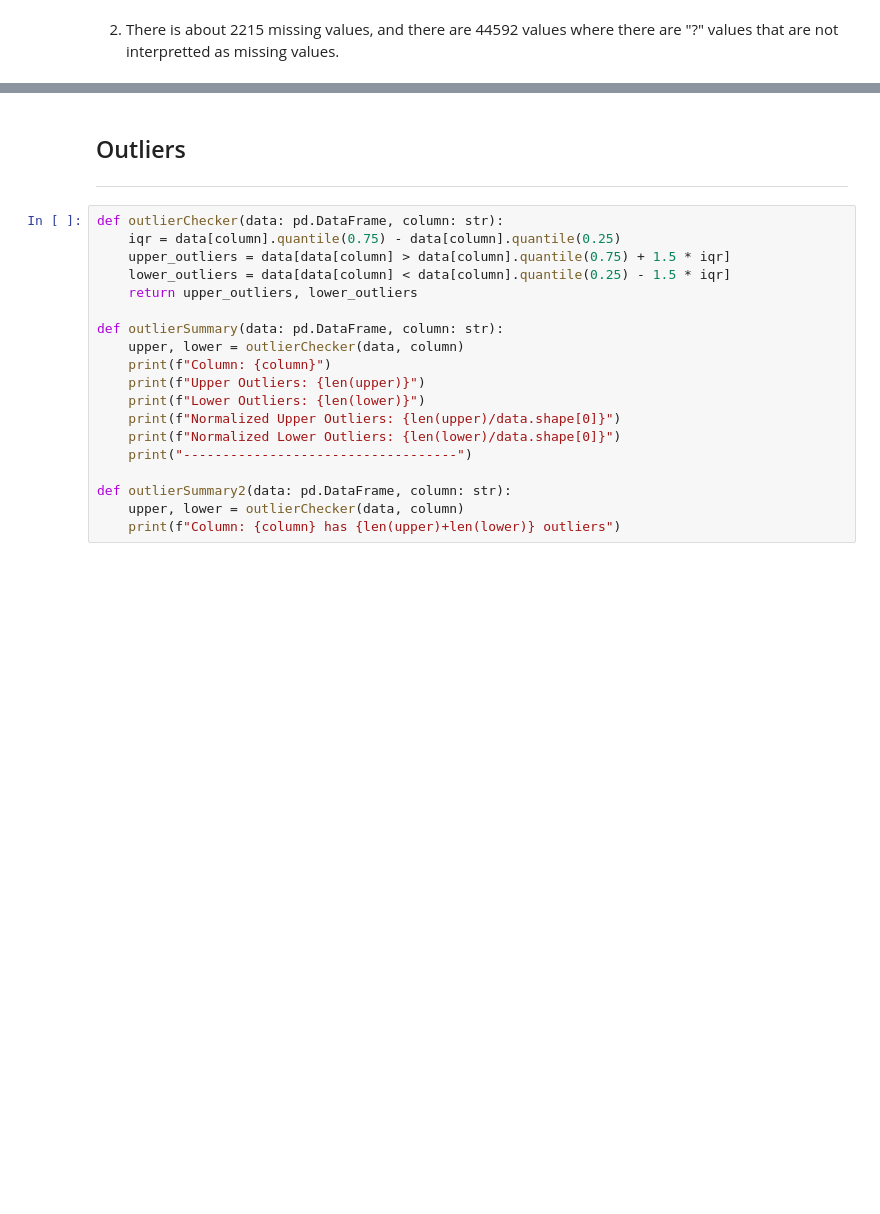
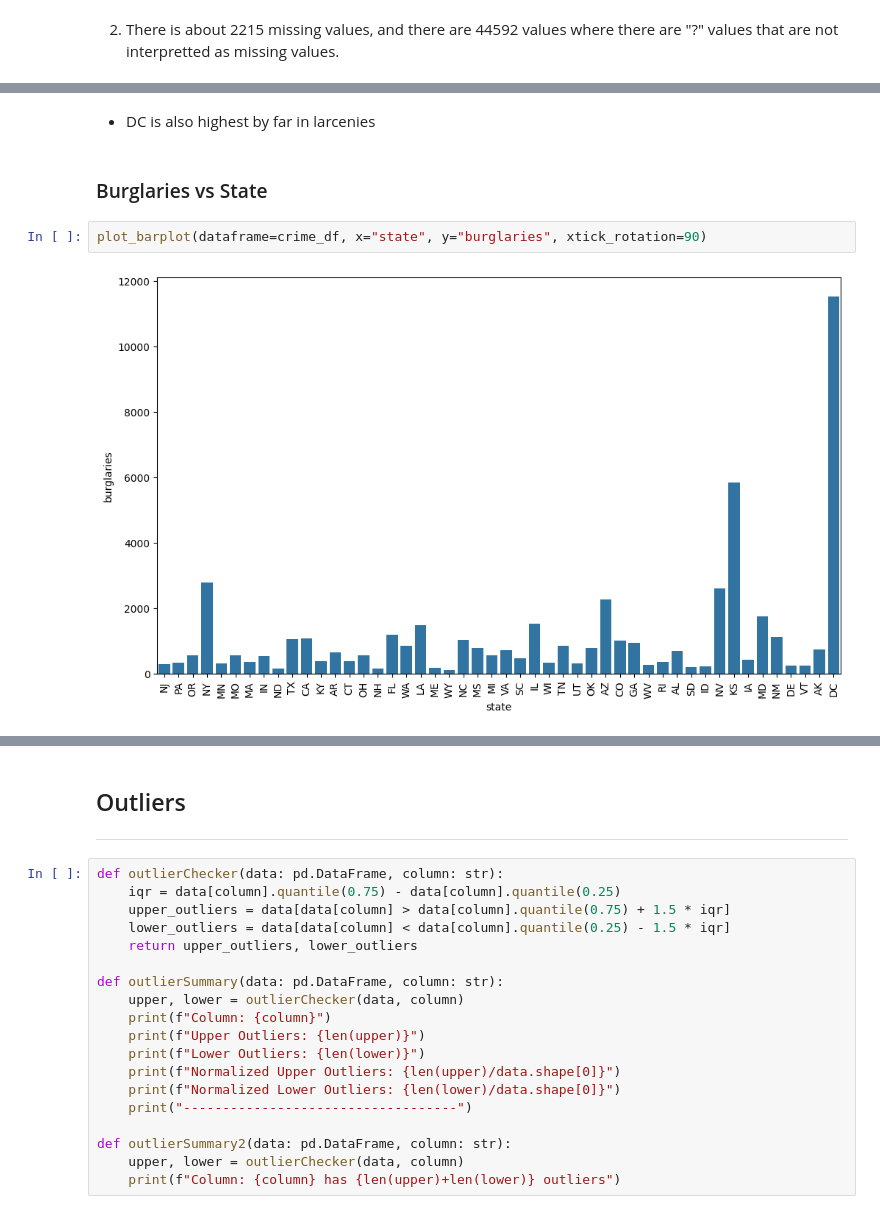
Before and after one commit to RJUNCC/crime_project, a Jupyter notebook: notebooks/communities_crime.ipynb, the cells around one changed output, grey strips where cells are left out. Cells and saved outputs as stored; diff of their text form; blank space fills up the shorter version.

```diff
--- a/notebooks/communities_crime.ipynb
+++ b/notebooks/communities_crime.ipynb
@@ -132,0 +167,8 @@ crime_df_new.head()
+# %% [markdown]
+- DC is also highest by far in larcenies
+# %% [markdown]
+### Burglaries vs State
+# %%
+plot_barplot(dataframe=crime_df, x="state", y="burglaries", xtick_rotation=90)
+# %% [output]
+[figure, added]
```
Also changed, not shown: parts of 41 cells of this notebook, 1 other file.
